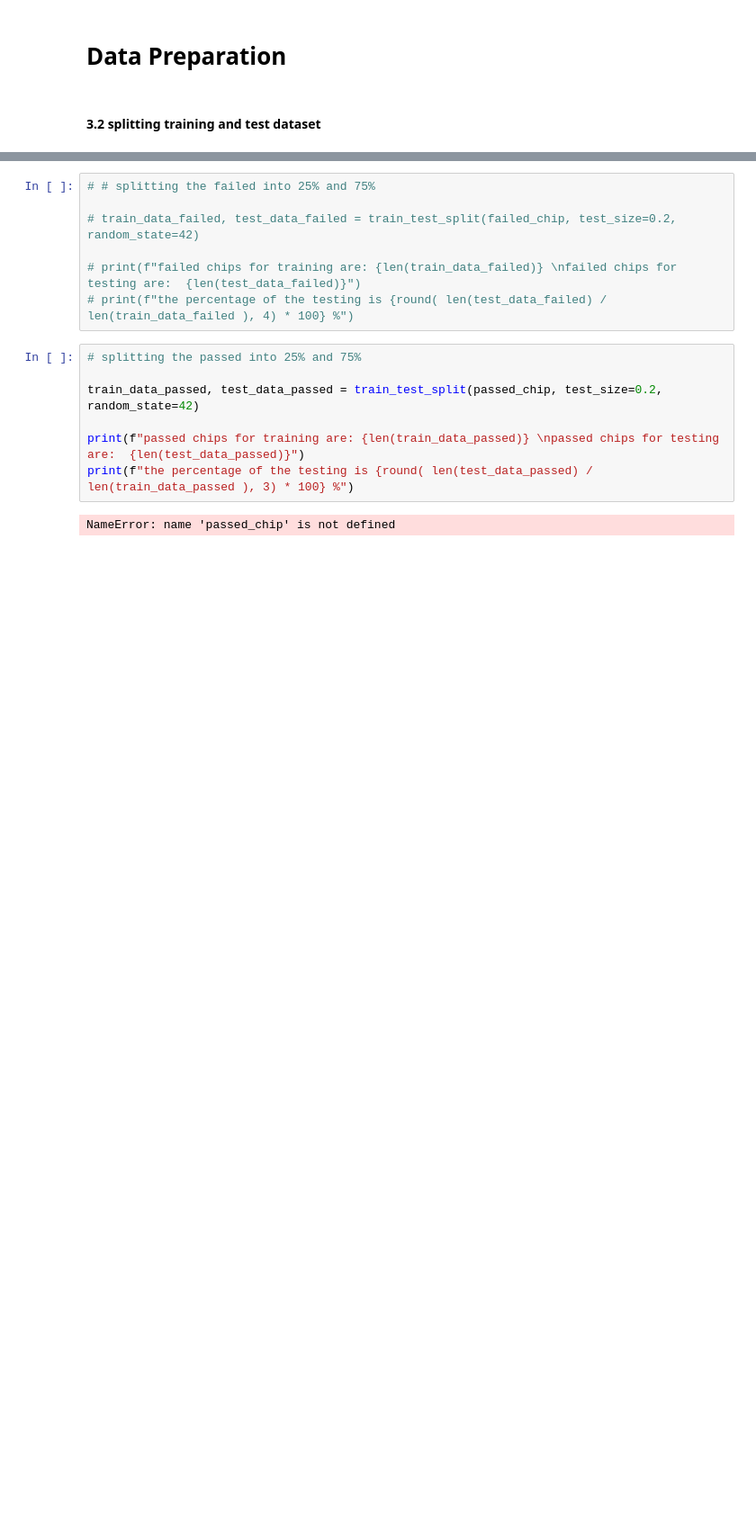
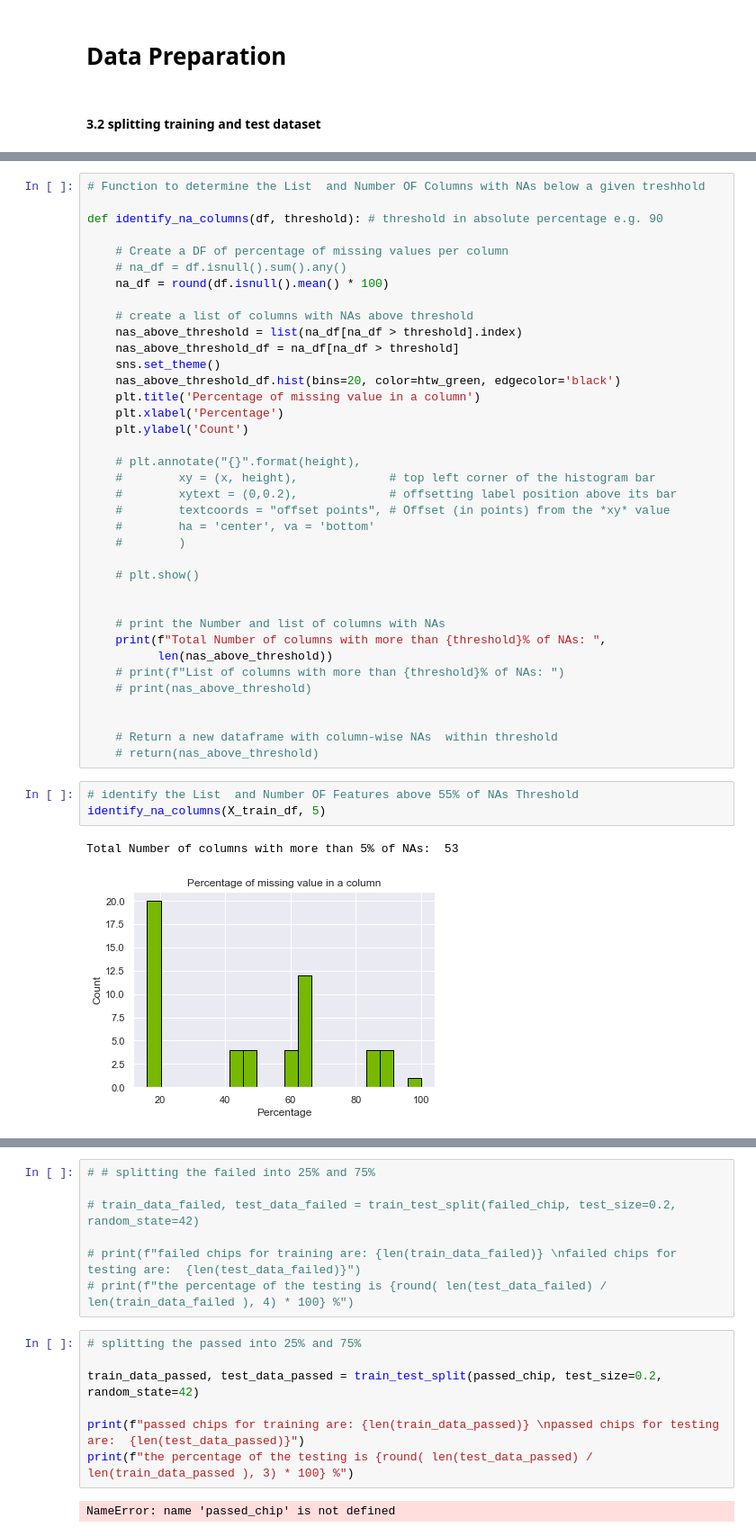
Before and after one commit to HayateSato/SECOM_Project, a Jupyter notebook: secom_file_hayate.ipynb, the cells around one changed output, grey strips where cells are left out. Shown at 90% size. Saved outputs shown, nothing was run; the diff lists cells and outputs as text; blank space fills up the shorter version.

```diff
--- a/secom_file_hayate.ipynb
+++ b/secom_file_hayate.ipynb
@@ -632,0 +728,43 @@ plt.show()
+# %%
+# Function to determine the List  and Number OF Columns with NAs below a given treshhold
+
+def identify_na_columns(df, threshold): # threshold in absolute percentage e.g. 90
+
+    # Create a DF of percentage of missing values per column
+    # na_df = df.isnull().sum().any()
+    na_df = round(df.isnull().mean() * 100)
+
+    # create a list of columns with NAs above threshold
+    nas_above_threshold = list(na_df[na_df > threshold].index)
+    nas_above_threshold_df = na_df[na_df > threshold]
+    sns.set_theme()
+    nas_above_threshold_df.hist(bins=20, color=htw_green, edgecolor='black')
+    plt.title('Percentage of missing value in a column')
+    plt.xlabel('Percentage')
+    plt.ylabel('Count')
+
+    # plt.annotate("{}".format(height),
+    #        xy = (x, height),             # top left corner of the histogram bar
+    #        xytext = (0,0.2),             # offsetting label position above its bar
+    #        textcoords = "offset points", # Offset (in points) from the *xy* value
+    #        ha = 'center', va = 'bottom'
+    #        )
+
+    # plt.show()
+
+
+    # print the Number and list of columns with NAs
+    print(f"Total Number of columns with more than {threshold}% of NAs: ",
+          len(nas_above_threshold))
+    # print(f"List of columns with more than {threshold}% of NAs: ")
+    # print(nas_above_threshold)
+
+
+    # Return a new dataframe with column-wise NAs  within threshold
+    # return(nas_above_threshold)
+# %%
+# identify the List  and Number OF Features above 55% of NAs Threshold
+identify_na_columns(X_train_df, 5)
+# %% [output]
+Total Number of columns with more than 5% of NAs:  53
+[figure, added]
```
Also changed, not shown: parts of 8 cells of this notebook.
